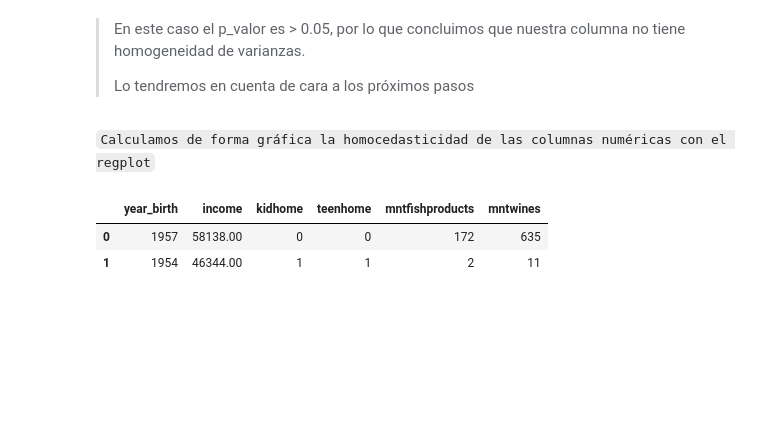
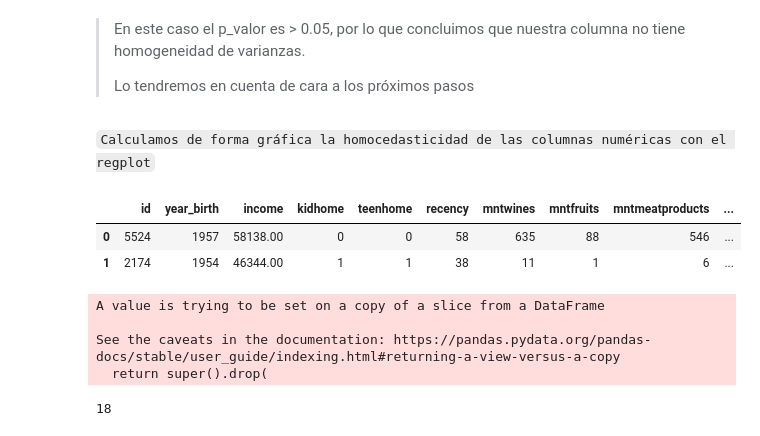
Before and after one commit to Adalab/Adalab-DA-promo-b-modulo-3-sprint-1-Chloe-Diana, a Jupyter notebook: Regresion_lineal/modulo-3-ejercicio-4-regresion-lineal-asunciones-modif_chloe.ipynb, the cells around one changed output. Drawn from its saved outputs; the diff is of its cells as text; code cells hidden in the pictures; blank space fills up the shorter version.

```diff
--- a/Regresion_lineal/modulo-3-ejercicio-4-regresion-lineal-asunciones-modif_chloe.ipynb
+++ b/Regresion_lineal/modulo-3-ejercicio-4-regresion-lineal-asunciones-modif_chloe.ipynb
@@ -238,3 +244,3 @@ array(['Single', 'Together', 'Married', 'Divorced', 'Widow', 'Alone',
 # %%
 # Vemos que tenemos dos categorías que no nos aportan información, así que las agruparemos en una, llamada unknown
-df_sel['marital_status'] = df_sel['marital_status'].apply(lambda x: 'Unknown' if x == 'Absurd' or x == 'YOLO' else x)
+df['marital_status'] = df['marital_status'].apply(lambda x: 'Unknown' if x == 'Absurd' or x == 'YOLO' else x)
@@ -272,9 +272,21 @@ LeveneResult(statistic=0.6851690743923168, pvalue=0.6616699233542647)
 `Calculamos de forma gráfica la homocedasticidad de las columnas numéricas con el regplot`
 # %%
 # Clasificamos
-numericas = df_sel.select_dtypes(np.number)
+numericas = df.select_dtypes(np.number)
 numericas.head(2)
 # %% [output]
-|  | year_birth | income | kidhome | teenhome | mntfishproducts | mntwines |
-| 0 | 1957 | 58138.00 | 0 | 0 | 172 | 635 |
-| 1 | 1954 | 46344.00 | 1 | 1 | 2 | 11 |
+|  | id | year_birth | income | kidhome | teenhome | recency | mntwines | mntfruits | mntmeatproducts | ... |
+| 0 | 5524 | 1957 | 58138.00 | 0 | 0 | 58 | 635 | 88 | 546 | ... |
+| 1 | 2174 | 1954 | 46344.00 | 1 | 1 | 38 | 11 | 1 | 6 | ... |
+# %%
+# Para este estudio de las varianzas no nos interesa la columna 'id'
+numericas.drop(['id'], axis=1, inplace=True)
+# %% [output]
+A value is trying to be set on a copy of a slice from a DataFrame
+
+See the caveats in the documentation: https://pandas.pydata.org/pandas-docs/stable/user_guide/indexing.html#returning-a-view-versus-a-copy
+  return super().drop(
+# %%
+len(numericas.columns)
+# %% [output]
+18
```
Also changed, not shown: parts of 18 cells of this notebook.
